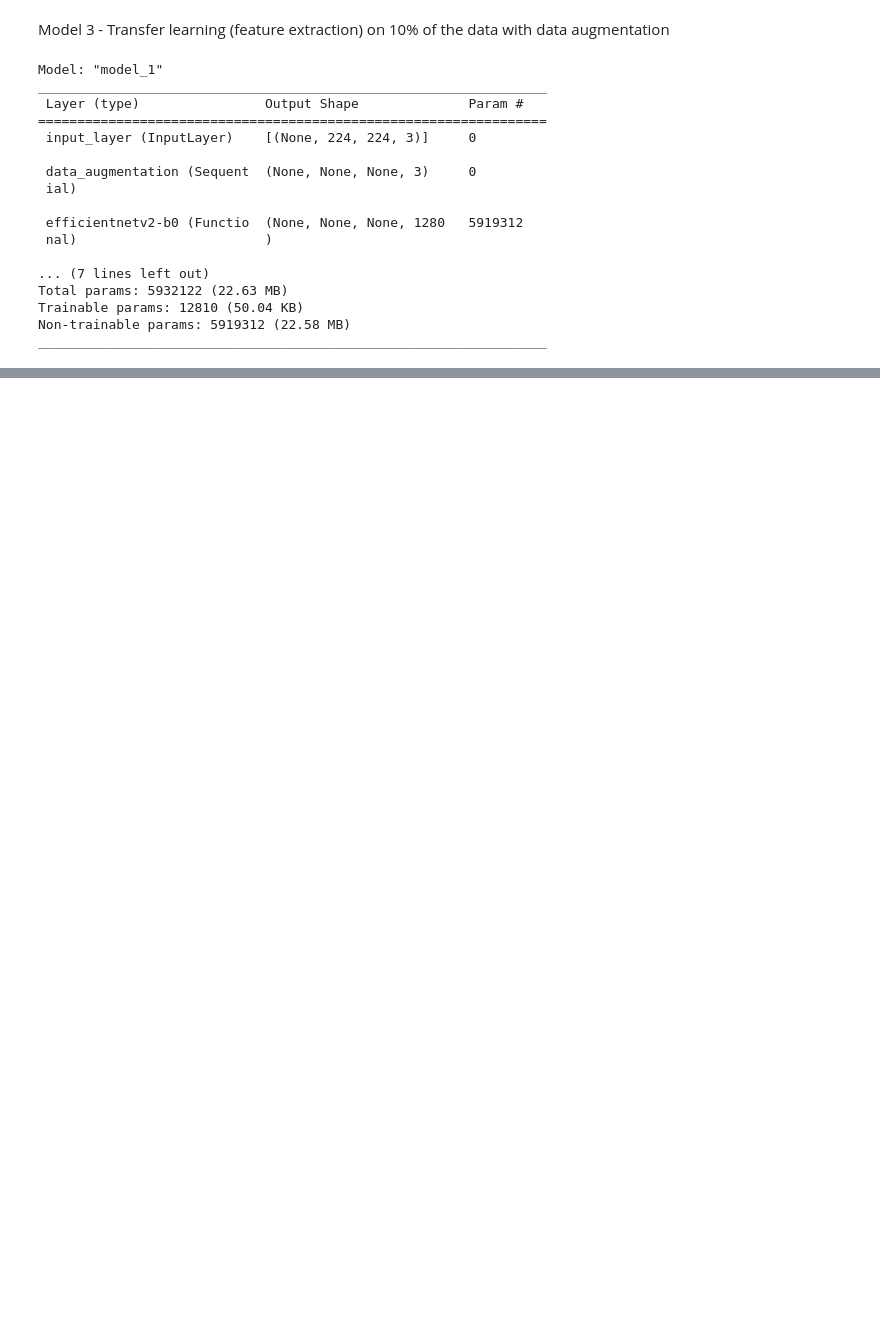
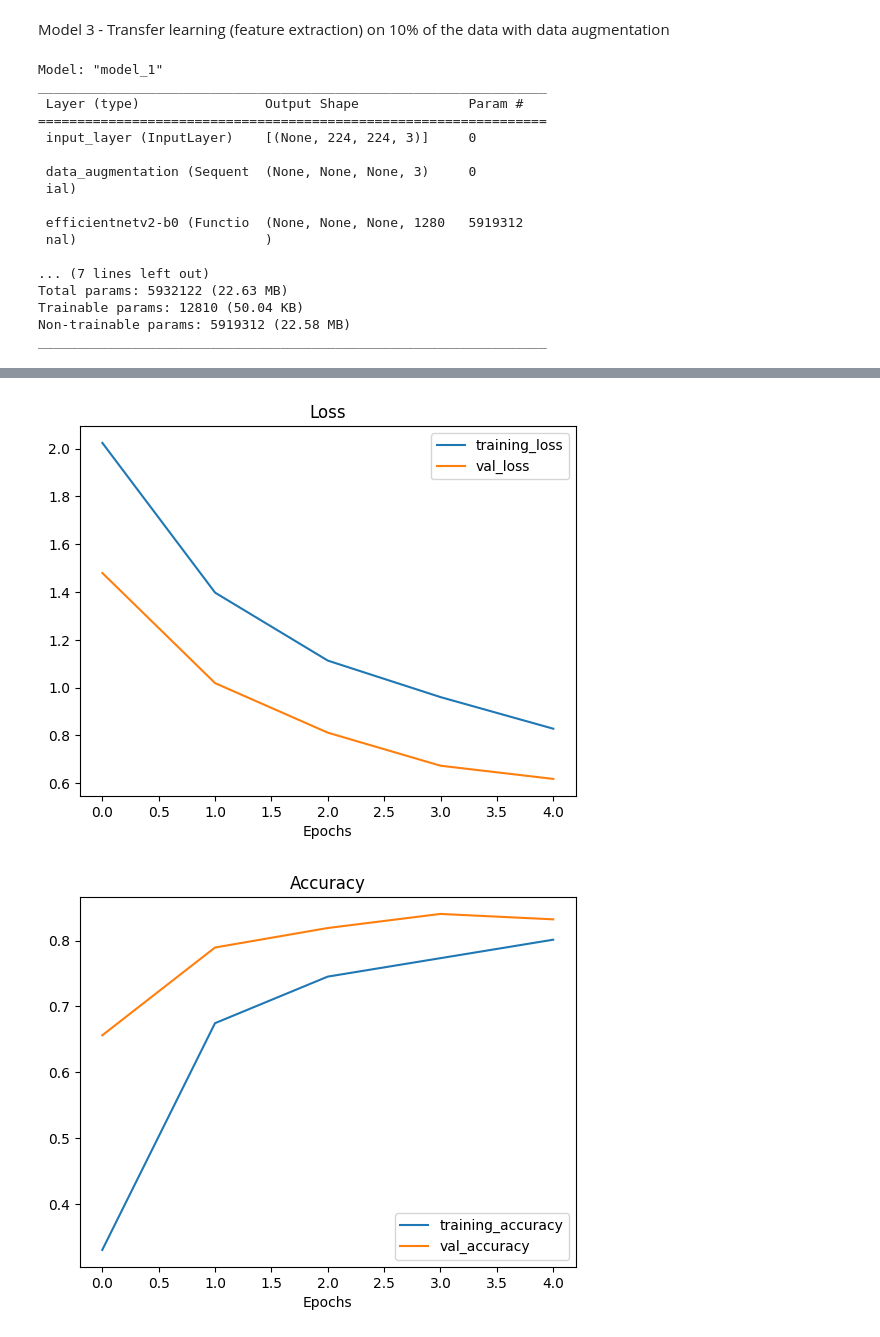
Before and after one commit to christopher192/deep-learning-tensorflow-pytorch, a Jupyter notebook: food-classification-transfer-learning-2.ipynb, the cells around one changed output, grey strips where cells are left out. Saved outputs shown, nothing was run; the diff lists cells and outputs as text; code cells hidden in the pictures; blank space fills up the shorter version.

```diff
--- a/food-classification-transfer-learning-2.ipynb
+++ b/food-classification-transfer-learning-2.ipynb
@@ -343,9 +368,23 @@ Model 3 - Transfer learning (feature extraction) on 10% of the data with data au
+# %%
+### Setup checkpoint path
+checkpoint_path = "ten_percent_model_checkpoints_weights/checkpoint.ckpt"
+
+### Create model checkpoint callback
+### Save model weight only, best model weight instead of a model every epoch, save every epoch
+checkpoint_callback = tf.keras.callbacks.ModelCheckpoint(filepath = checkpoint_path, save_weights_only = True,
+    save_best_only = True, save_freq = "epoch", verbose = 1)
 # %%
+### Simply clone the second model into third model
+### Use learning_rate = 0.001 this time
+
 third_model = tf.keras.models.clone_model(second_model)
-third_model.compile(loss = "categorical_crossentropy", optimizer = tf.keras.optimizers.Adam(),
+third_model.compile(loss = "categorical_crossentropy", optimizer = tf.keras.optimizers.Adam(learning_rate = 0.001),
     metrics = ["accuracy"])
 
 third_model.summary()
+
+### Or use create_base_model for third model
+third_model = create_base_model()
 # %% [output]
 Model: "model_1"
 _________________________________________________________________
@@ -364,3 +403,8 @@ Total params: 5932122 (22.63 MB)
 Trainable params: 12810 (50.04 KB)
 Non-trainable params: 5919312 (22.58 MB)
 _________________________________________________________________
+# %%
+third_model_history = third_model.fit(train_data_10_percent, epochs = 5,
+    validation_data = test_data_10_percent, validation_steps = int(0.25 * len(test_data_10_percent)),
+    callbacks = [create_tensorboard_callback("model_log", "10_percent_data_augmentation_feature_extraction"),
+        checkpoint_callback])
@@ -366,0 +434,7 @@ _________________________________________________________________
+# %%
+### Check third model's training curves
+
+plot_loss_curves(third_model_history)
+# %% [output]
+[figure, added]
+[figure, added]
```
Also changed, not shown: parts of 15 cells of this notebook, 3 other files.
